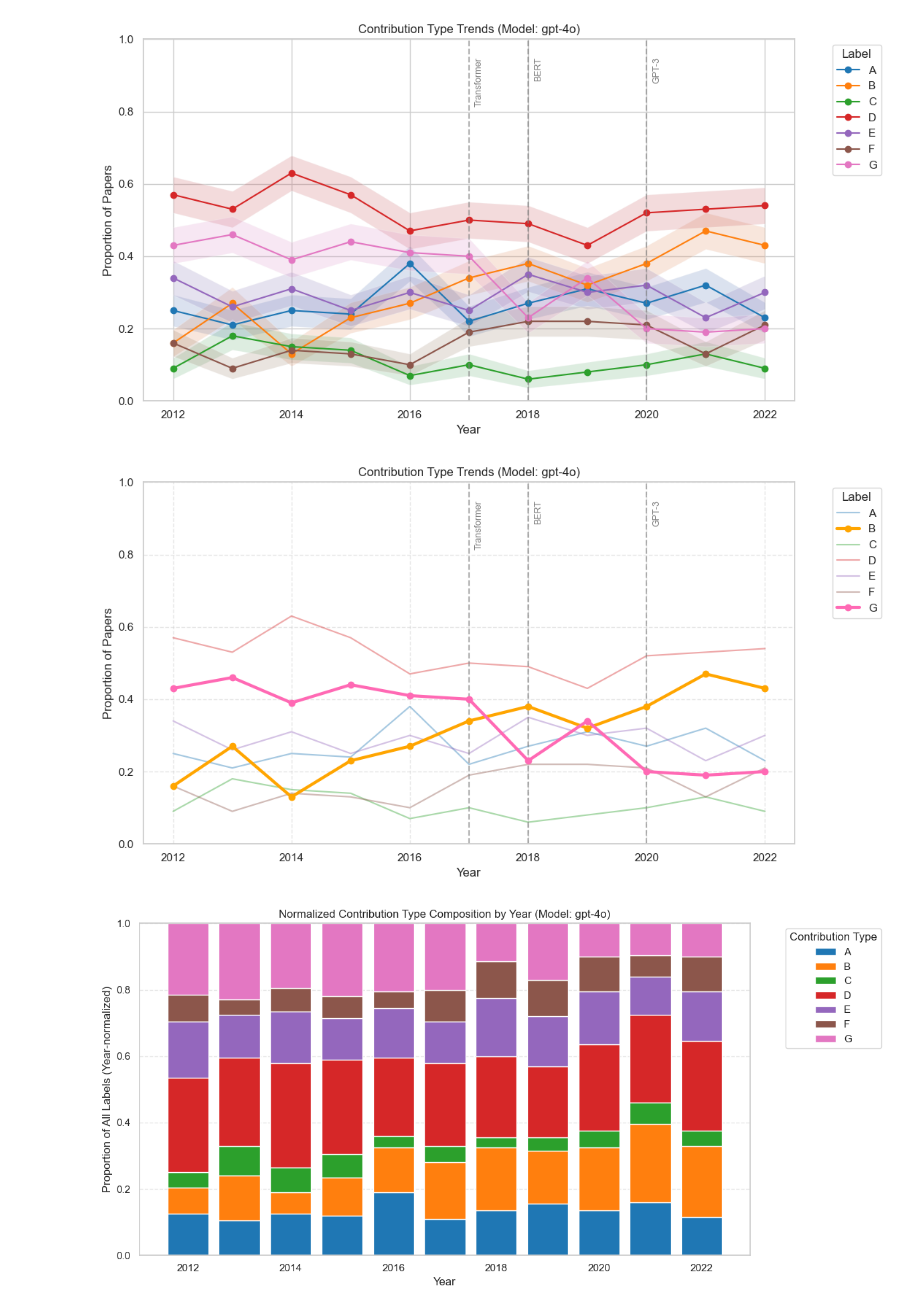
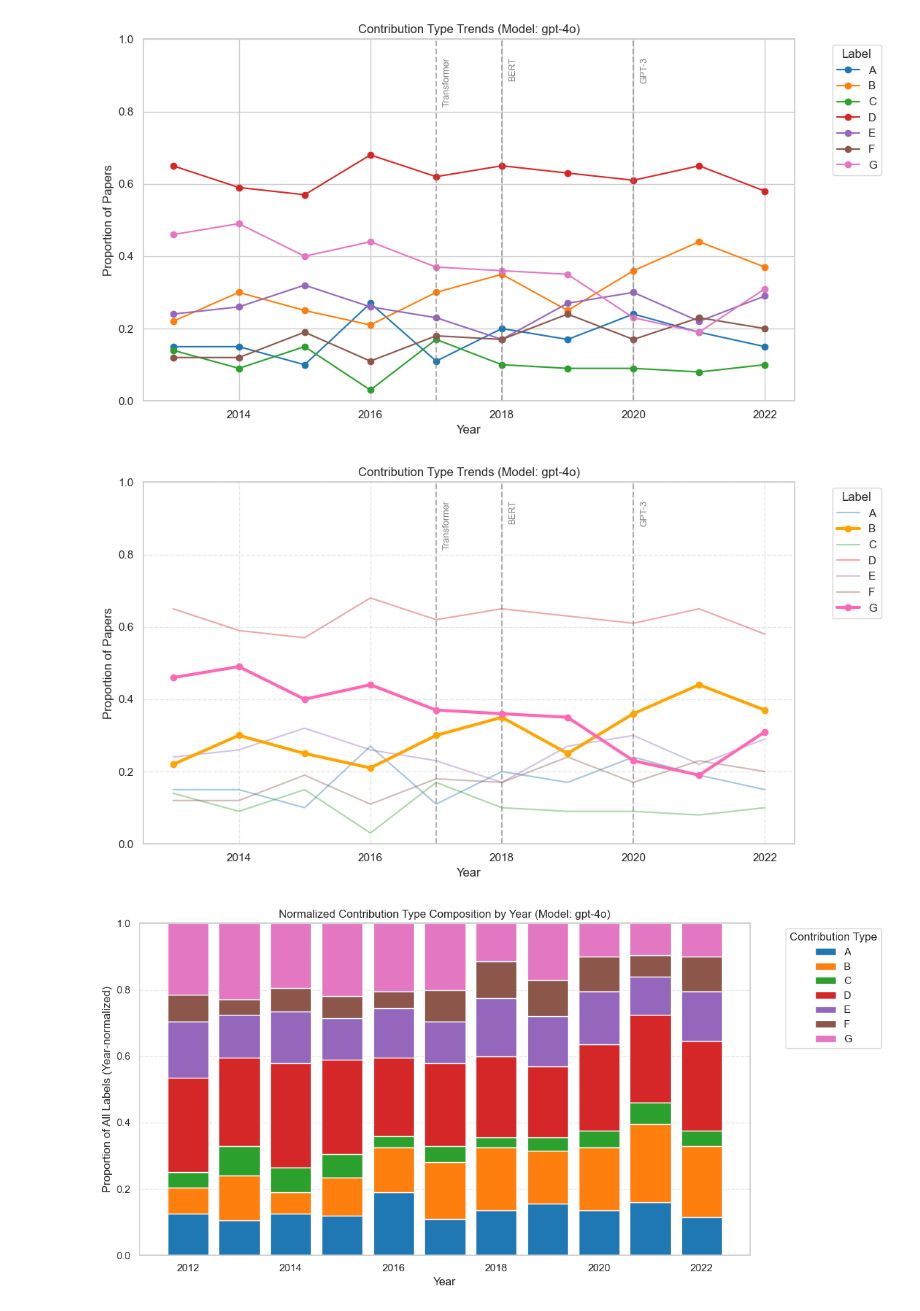
Before and after one commit to krirk-n/Contribution-Types-ACL, a Jupyter notebook: result_analysis.ipynb, the cells around one changed output. Drawn from its saved outputs; the diff is of its cells as text; code cells hidden in the pictures.

```diff
--- a/result_analysis.ipynb
+++ b/result_analysis.ipynb
@@ -5,9 +5,9 @@ import seaborn as sns
 from pathlib import Path
 
 # === Configuration ===
-RESULT_DIR = Path("result/yearly")
+RESULT_DIR = Path("result/yearly-mt")
 MODEL = "gpt-4o"
-YEARS = list(range(2012, 2023))
+YEARS = list(range(2013, 2023))
 LABELS = list("ABCDEFG")
 LABELS = list("ABCDEFG")
 
@@ -50,40 +50,40 @@ for label in LABELS:
             "SE": summary.loc[year][(label, 'sem')]
         })
 plot_df = pd.DataFrame(plot_df)
 
 # === Plot with confidence intervals ===
 plt.figure(figsize=(11, 6))
 sns.set_theme(style="whitegrid")
 
 for label in LABELS:
     df_label = plot_df[plot_df["Label"] == label]
     plt.plot(df_label["year"], df_label["Proportion"], color=LABEL_COLORS[label], marker="o", label=label)
-    plt.fill_between(
-        df_label["year"],
-        df_label["Proportion"] - df_label["SE"],
-        df_label["Proportion"] + df_label["SE"],
-        alpha=0.2
-    )
+    # plt.fill_between(
+    #     df_label["year"],
+    #     df_label["Proportion"] - df_label["SE"],
+    #     df_label["Proportion"] + df_label["SE"],
+    #     alpha=0.2
+    # )
 
 # === Add milestone year lines ===
 milestones = {
     2017: "Transformer",
     2018: "BERT",
     2020: "GPT-3"
 }
 for year, label in milestones.items():
     plt.axvline(x=year, color="gray", linestyle="--", alpha=0.6)
     plt.text(year + 0.1, 0.95, label, rotation=90, verticalalignment='top', fontsize=9, color="gray")
 
 plt.title(f"Contribution Type Trends (Model: {MODEL})")
 plt.xlabel("Year")
 plt.ylabel("Proportion of Papers")
 plt.ylim(0, 1)
 plt.legend(title="Label", bbox_to_anchor=(1.05, 1), loc="upper left")
 plt.tight_layout()
 plt.show()
 # %% [output]
-[figure, old version]
+[figure, new version]
 # %%
 # === Plot without CI and with highlighted 'B' ===
 plt.figure(figsize=(11, 6))
@@ -120,7 +120,7 @@ plt.tight_layout()
 plt.grid(True, linestyle="--", alpha=0.5)
 plt.show()
 # %% [output]
-[figure, old version]
+[figure, new version]
 # %%
 # === Compute normalized proportions (row-wise) ===
 label_counts = (
```
Also changed, not shown: parts of 1 cell of this notebook, 41 other files.
